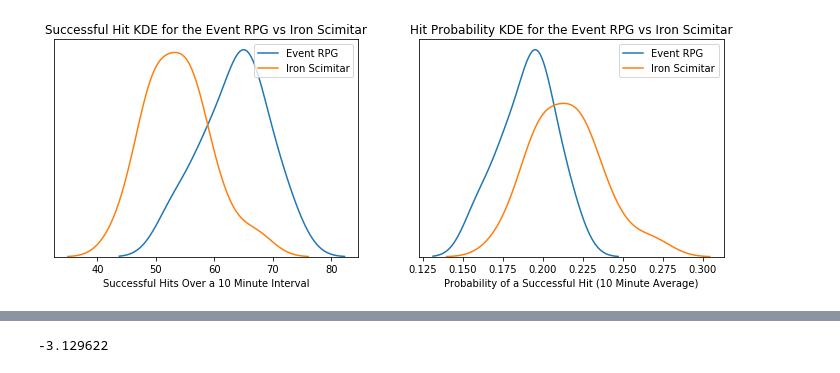
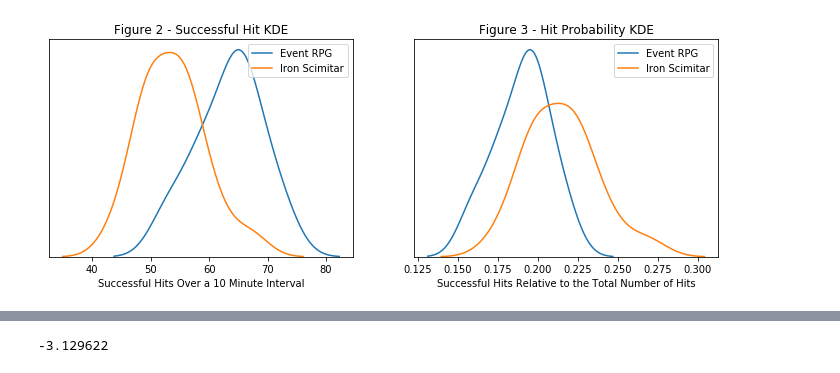
Before and after one commit to ys-lin14/OSRS-Analysis, a Jupyter notebook: probability.ipynb, the cells around one changed output, grey strips where cells are left out. Drawn from its saved outputs; the diff is of its cells as text; code cells hidden in the pictures.

```diff
--- a/probability.ipynb
+++ b/probability.ipynb
@@ -130,22 +134,22 @@ scim_interval_hit_data = get_interval_hit_data(combined_probability_df, "Iron Sc
 rpg_hit_probability_data = rpg_interval_hit_data / 333
 scim_hit_probability_data = scim_interval_hit_data / 250
 # %%
-# kde for the successful number of hits (per 10 minutes)
+# kde for the number and probability of successful hits per 10 minutes
 fig, (ax1, ax2) = plt.subplots(ncols = 2, figsize = (12, 4))
 
 combined_interval_hit_kde = sns.kdeplot(rpg_interval_hit_data, label = "Event RPG", ax = ax1)
 combined_interval_hit_kde = sns.kdeplot(scim_interval_hit_data, label = "Iron Scimitar", ax = ax1)
 
-combined_interval_hit_kde.set(title = "Successful Hit KDE for the Event RPG vs Iron Scimitar",
+combined_interval_hit_kde.set(title = "Figure 2 - Successful Hit KDE",
                  xlabel = "Successful Hits Over a 10 Minute Interval",
                  yticks = [])
 
 combined_hit_probability_kde = sns.kdeplot(rpg_hit_probability_data, label = "Event RPG", ax = ax2)
 combined_hit_probability_kde = sns.kdeplot(scim_hit_probability_data, label = "Iron Scimitar", ax = ax2)
 
-combined_hit_probability_kde.set(title = "Hit Probability KDE for the Event RPG vs Iron Scimitar",
-                 xlabel = "Probability of a Successful Hit (10 Minute Average)",
+combined_hit_probability_kde.set(title = "Figure 3 - Hit Probability KDE",
+                 xlabel = "Successful Hits Relative to the Total Number of Hits",
                  yticks = [])
 plt.show()
 # %% [output]
-[figure, old version]
+[figure, new version]
```
Also changed, not shown: parts of 9 cells of this notebook, 1 other file.
